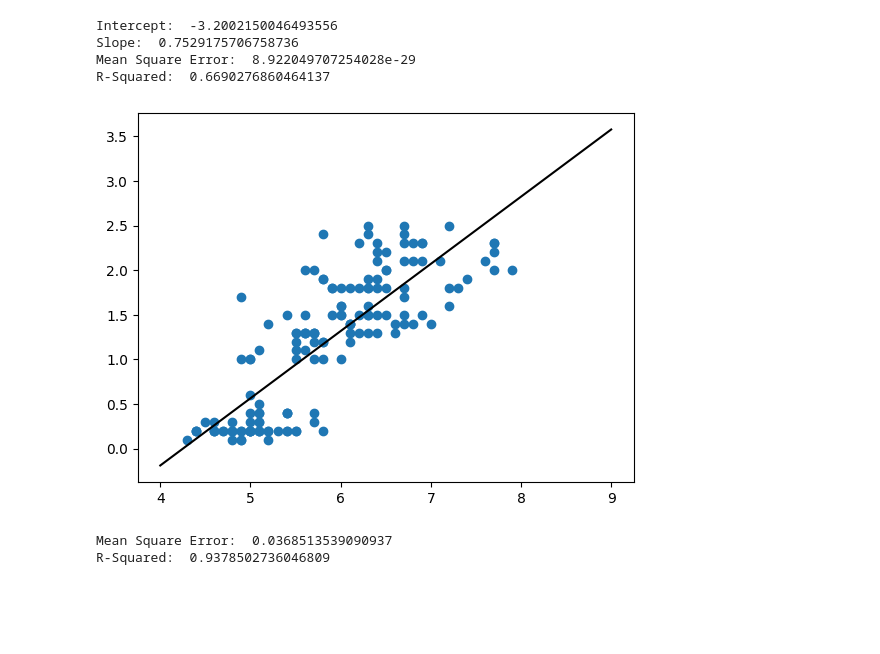
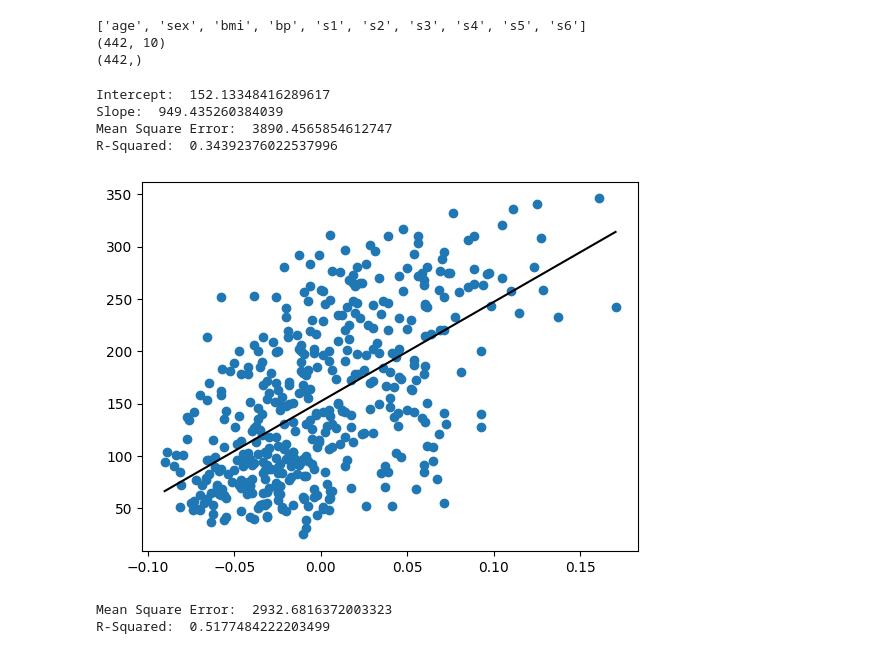
Before and after one commit to terryp11/ml-models-from-scratch, a Jupyter notebook: ml_models.ipynb, the cells around one changed output. Drawn from its saved outputs; the diff is of its cells as text; code cells hidden in the pictures; blank space fills up the shorter version.

Commit message:
used new dataset

```diff
--- a/ml_models.ipynb
+++ b/ml_models.ipynb
@@ -3,5 +3,3 @@ import pandas as pd
 import numpy as np
 import matplotlib.pyplot as plt
 from sklearn import datasets
-# %%
-iris = datasets.load_iris()['data']
@@ -11,3 +6,16 @@ y = iris[:,3]
+# %%
+diabetes = datasets.load_diabetes()
+# %%
+print(diabetes['feature_names'])
+print(diabetes['data'].shape)
+print(diabetes['target'].shape)
+# %% [output]
+['age', 'sex', 'bmi', 'bp', 's1', 's2', 's3', 's4', 's5', 's6']
+(442, 10)
+(442,)
+# %%
+X = diabetes['data'][:,2] # Only 1 predictor we are using bmi
+y = diabetes['target']
 # %%
 # Simple Linear Regression
 class SimpleLinearRegression():
@@ -19,12 +27,25 @@ class SimpleLinearRegression():
        sum_y = sum(y)
        sum_xy = sum(np.multiply(X,y))
        sum_x2 = sum(np.multiply(X,X))
+
        self.n= len(X)
+
+       # m = (n*sum(xy) - sumx*sumy) / (n*sum(x^2) - (sumx)^2)
        self.m = ((self.n* sum_xy) - (sum_X * sum_y)) / ((self.n* sum_x2) - (sum_X**2))
+
+       # b = (sumy - (m*sumx)) / n
        self.b = ((sum_y - (self.m * sum_X)) / self.n)
-       self.MSE = ((1/self.n * sum(y - (self.m * np.array(X) + self.b))**2))
+
+       # MSE = (1/n) * sum((y - (m*X + b))^2)
+       self.MSE = ((1/self.n) * sum((y - (self.m * np.array(X) + self.b))**2))
+
+       # SSR = sum((y - m*X+b)^2)
        self.SSR = sum((np.array(y) - (self.m * np.array(X) + self.b))**2)
+
+       # SST = sum((y - y_mean)^2)
        self.SST = sum((np.array(y) - (sum_y/self.n))**2)
+
+       # R-Squared = 1 - SSR/SST
        self.R2 = 1 - (self.SSR/self.SST)
 
     def predict(self, X):
@@ -38,18 +59,18 @@ print("Slope: ", slr.m)
 print("Mean Square Error: ", slr.MSE)
 print("R-Squared: ", slr.R2)
 # %% [output]
-Intercept:  -3.2002150046493556
-Slope:  0.7529175706758736
-Mean Square Error:  8.922049707254028e-29
-R-Squared:  0.6690276860464137
+Intercept:  152.13348416289617
+Slope:  949.435260384039
+Mean Square Error:  3890.4565854612747
+R-Squared:  0.34392376022537996
 # %%
 plt.scatter(X, y)
-line_x = np.linspace(4,9, 100)
+line_x = np.linspace(X.min(),X.max(), 100)
 line_y = slr.m*line_x + slr.b
 plt.plot(line_x, line_y, color = "black")
 plt.show()
 # %% [output]
-[figure, old version]
+[figure, new version]
 # %%
 class OLSLinearRegression():
     def __init__(self):
@@ -75,11 +103,11 @@ y = iris[:, -1:]
 # %%
 o = OLSLinearRegression()
 o.fit(X, y)
-print("Mean Square Error: ", o.MSE[0][0])
-print("R-Squared: ", o.R2[0][0])
+print("Mean Square Error: ", o.MSE)
+print("R-Squared: ", o.R2)
 # %% [output]
-Mean Square Error:  0.0368513539090937
-R-Squared:  0.9378502736046809
+Mean Square Error:  2932.6816372003323
+R-Squared:  0.5177484222203499
 # %%
 # Linear Regression with gradient descent
 
```
Also changed, not shown: parts of 9 cells of this notebook.
